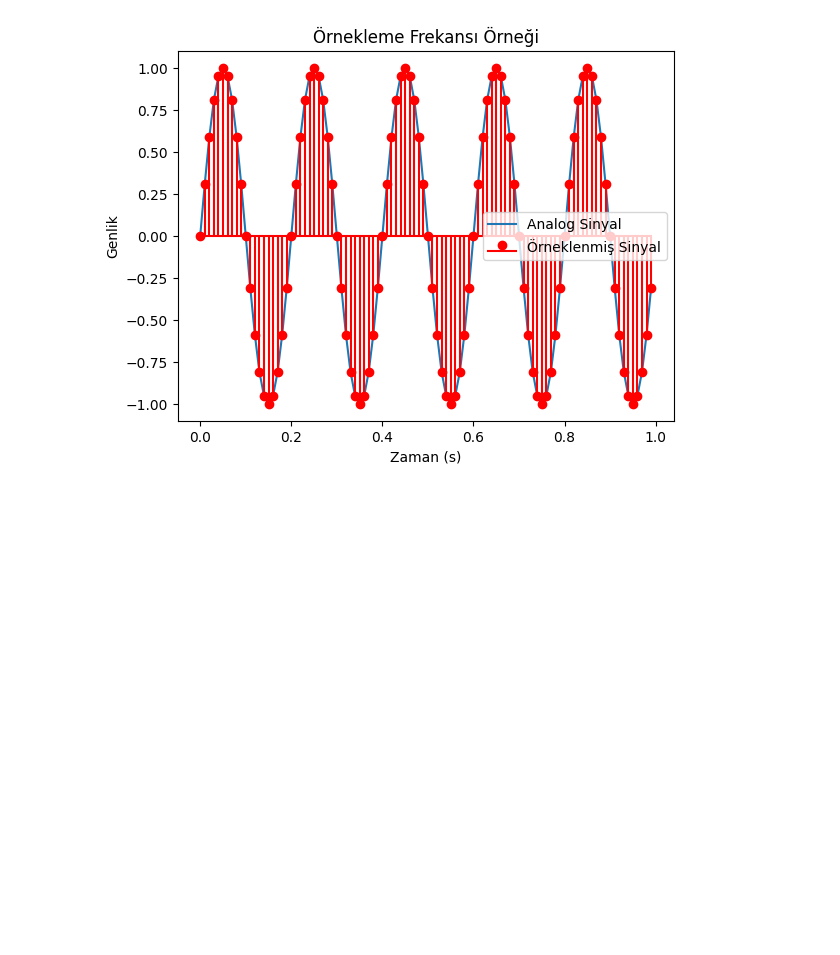
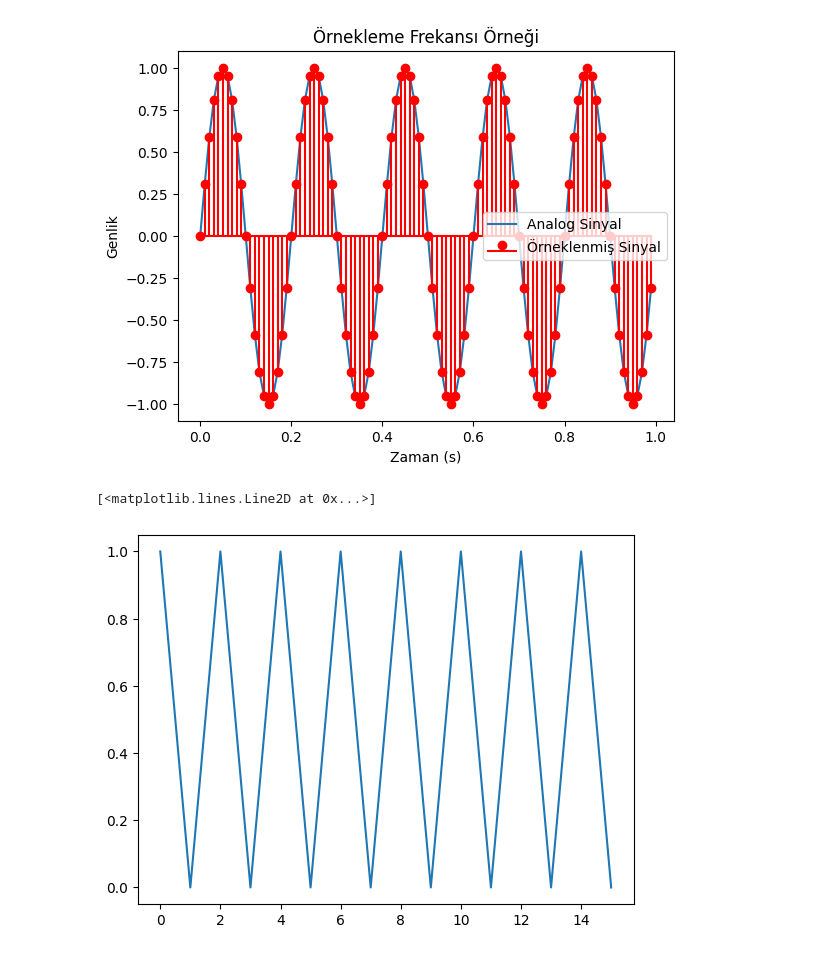
Before and after one commit to OmerFaruk-Celik/AMKS_AUV_ATILAY, a Jupyter notebook: FM.ipynb, the cells around one changed output. Cells and saved outputs as stored; diff of their text form; code cells hidden in the pictures; blank space fills up the shorter version.

```diff
--- a/FM.ipynb
+++ b/FM.ipynb
@@ -73,0 +77,7 @@ plt.show()
+# %%
+data=[1,0,1,0,1,0,1,0,1,0,1,0,1,0,1,0]
+# %%
+plt.plot(data)
+# %% [output]
+[<matplotlib.lines.Line2D at 0x...>]
+[figure, added]
```
Also changed, not shown: parts of 1 cell of this notebook.
